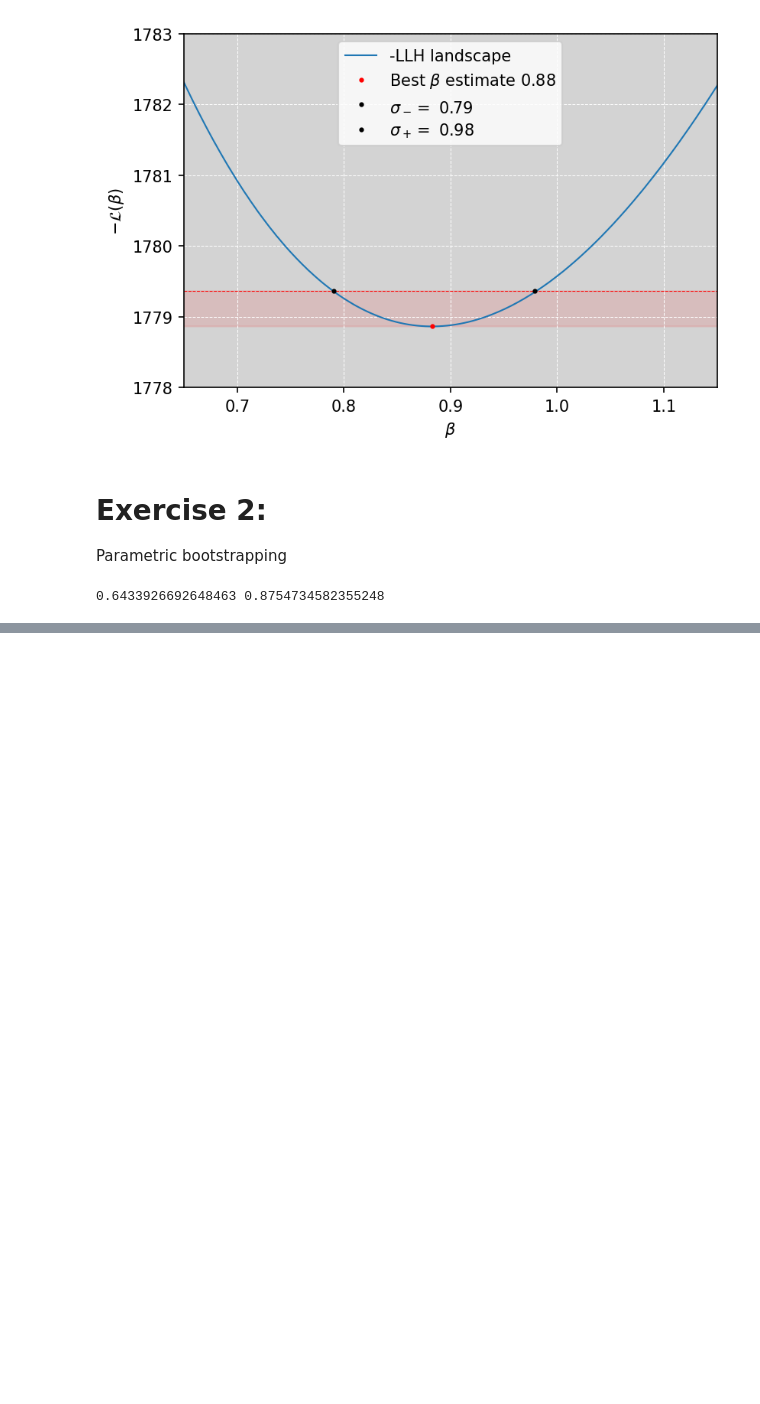
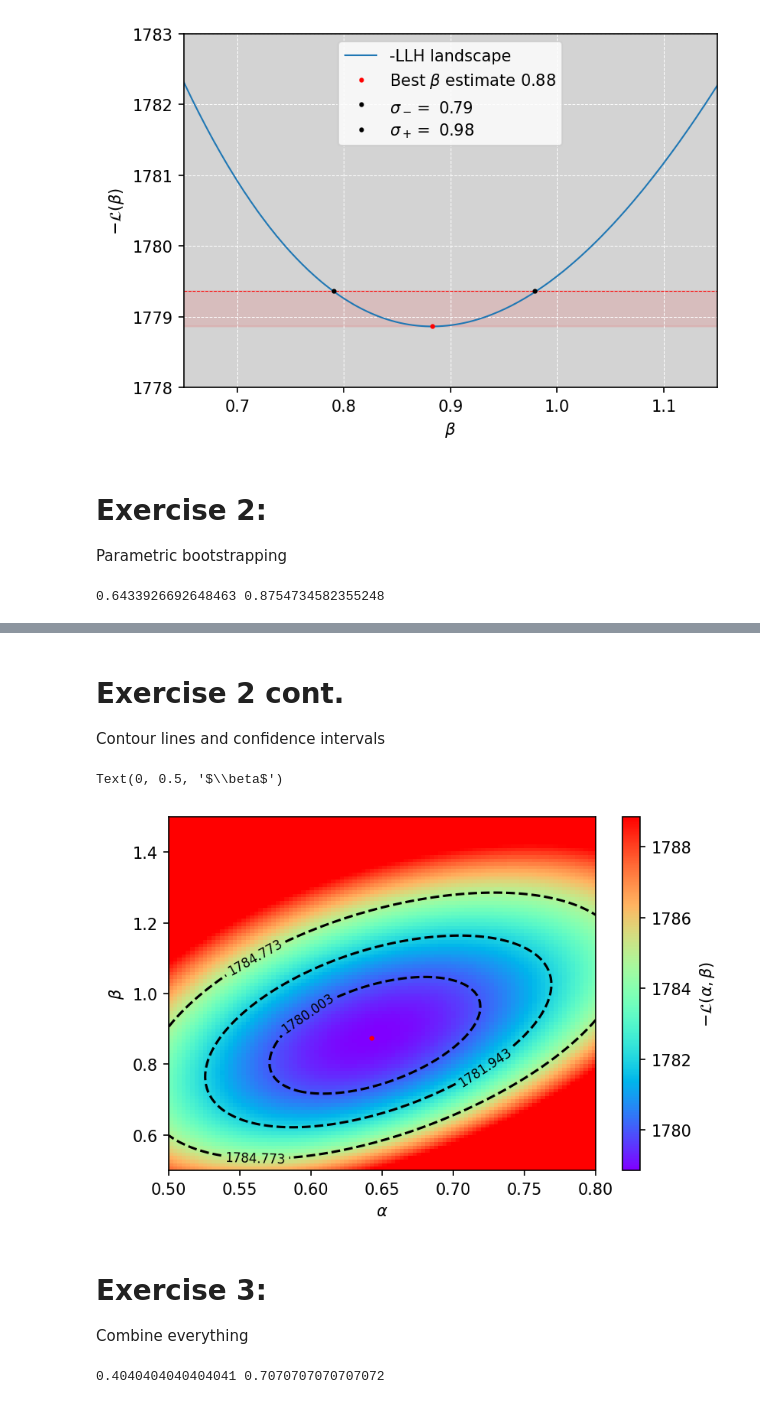
Before and after one commit to nielsdavidsen/AMAS_2025, a Jupyter notebook: Week_3/conf_int.ipynb, the cells around one changed output, grey strips where cells are left out. Cells and saved outputs as stored; diff of their text form; code cells hidden in the pictures; blank space fills up the shorter version.

```diff
--- a/Week_3/conf_int.ipynb
+++ b/Week_3/conf_int.ipynb
@@ -140,0 +141,44 @@ fig.tight_layout()
+# %% [markdown]
+# Exercise 2 cont.
+
+Contour lines and confidence intervals
+# %%
+alpha_scan = np.linspace(0.5, 0.8, 100)
+beta_scan = np.linspace(0.5, 1.5, 100)
+
+llh_scan = np.zeros((100,100))
+for i, a in enumerate(alpha_scan):
+    for j, b in enumerate(beta_scan):
+        llh_scan[i,j] = llh([a,b], data)
+
+# Defining the confidence intervals for contour lines
+llh_min = np.min(llh_scan)
+one_sig_bound = llh_min + 1.15
+two_sig_bound = llh_min + 3.09
+three_sig_bound = llh_min + 5.92
+
+# Find the best fit values
+min_point = np.unravel_index(np.argmin(llh_scan), llh_scan.shape)
+min_alpha = alpha_scan[min_point[0]]
+min_beta = beta_scan[min_point[1]]
+
+
+fig, ax = plt.subplots(1,1, dpi=150, figsize=(6,4))
+im = ax.imshow(llh_scan.T, cmap='rainbow', extent=[alpha_scan[0], alpha_scan[-1], beta_scan[0], beta_scan[-1]], vmin=llh_min, vmax=llh_min+10, aspect='auto', origin='lower')
+# Add colorbar
+cbar = plt.colorbar(im)
+cbar.set_label(r'$-\mathcal{L}(\alpha, \beta)$')
+
+countours = ax.contour(alpha_scan, beta_scan, llh_scan.T , levels=[one_sig_bound, two_sig_bound, three_sig_bound], colors='black', linestyles='--')
+ax.clabel(countours, inline=True, fontsize=8)
+ax.plot(min_alpha, min_beta, 'ro', markersize=2, label='Best fit')
+
+ax.set_xlabel(r'$\alpha$')
+ax.set_ylabel(r'$\beta$')
+# %% [output]
+Text(0, 0.5, '$\\beta$')
+[figure, added]
+# %% [markdown]
+# Exercise 3:
+
+Combine everything
@@ -140,0 +208,16 @@ fig.tight_layout()
+# %%
+# Processing data 1
+
+# Finding best fit values
+min_point1 = np.unravel_index(np.argmin(llh_scan1), llh_scan1.shape)
+min_alpha1 = alpha_scan[min_point1[0]]
+min_beta1 = beta_scan[min_point1[1]]
+
+# Defining the confidence intervals for contour lines
+llh_min1 = np.min(llh_scan1)
+one_sig_bound1 = llh_min1 + 1.15
+fifty_bound1 = llh_min1 + 1.386
+ninety_bound1 = llh_min1 + 0.211
+ninetyfive_bound1 = llh_min1 + 0.103
+# %% [output]
+0.4040404040404041 0.7070707070707072
```
Also changed, not shown: parts of 4 cells of this notebook, 7 other files.
